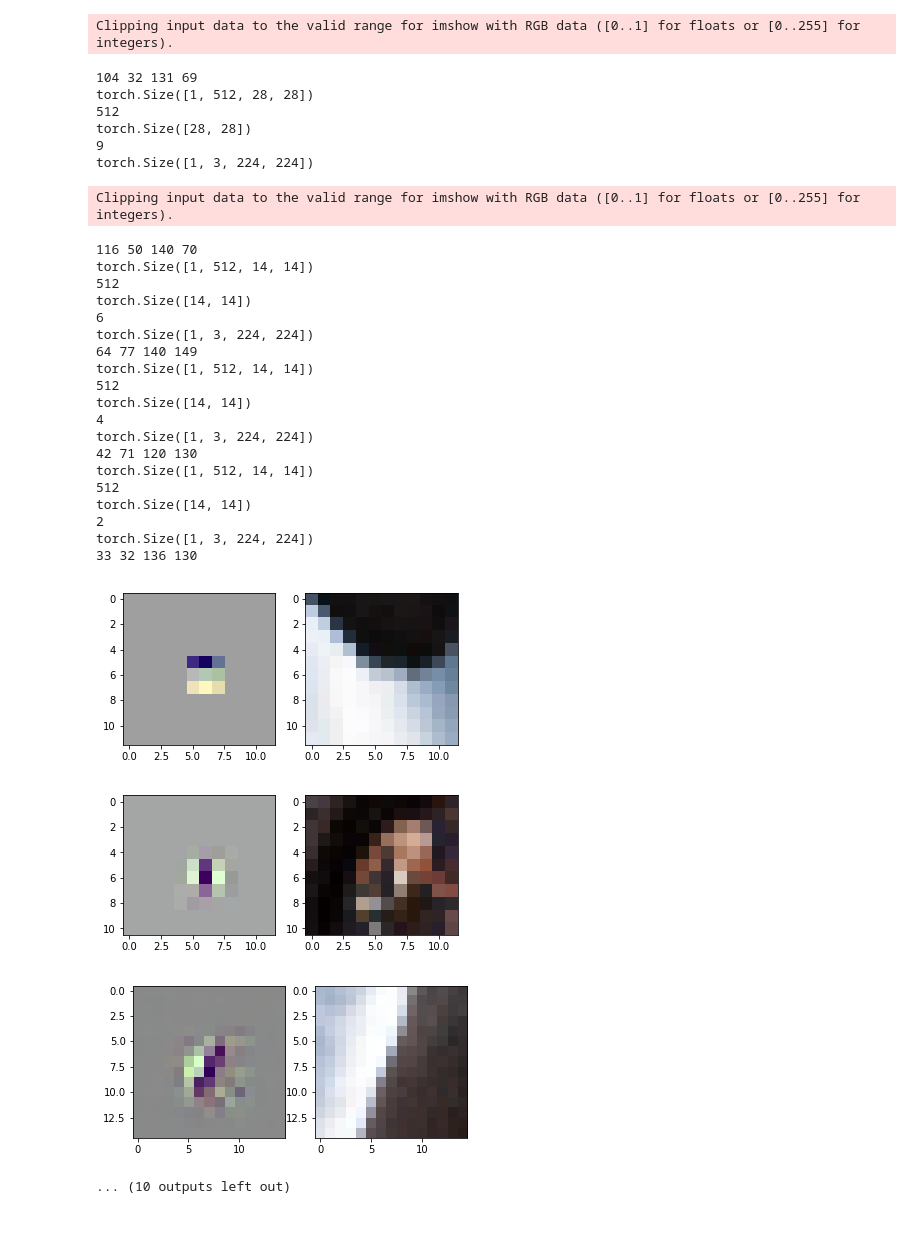
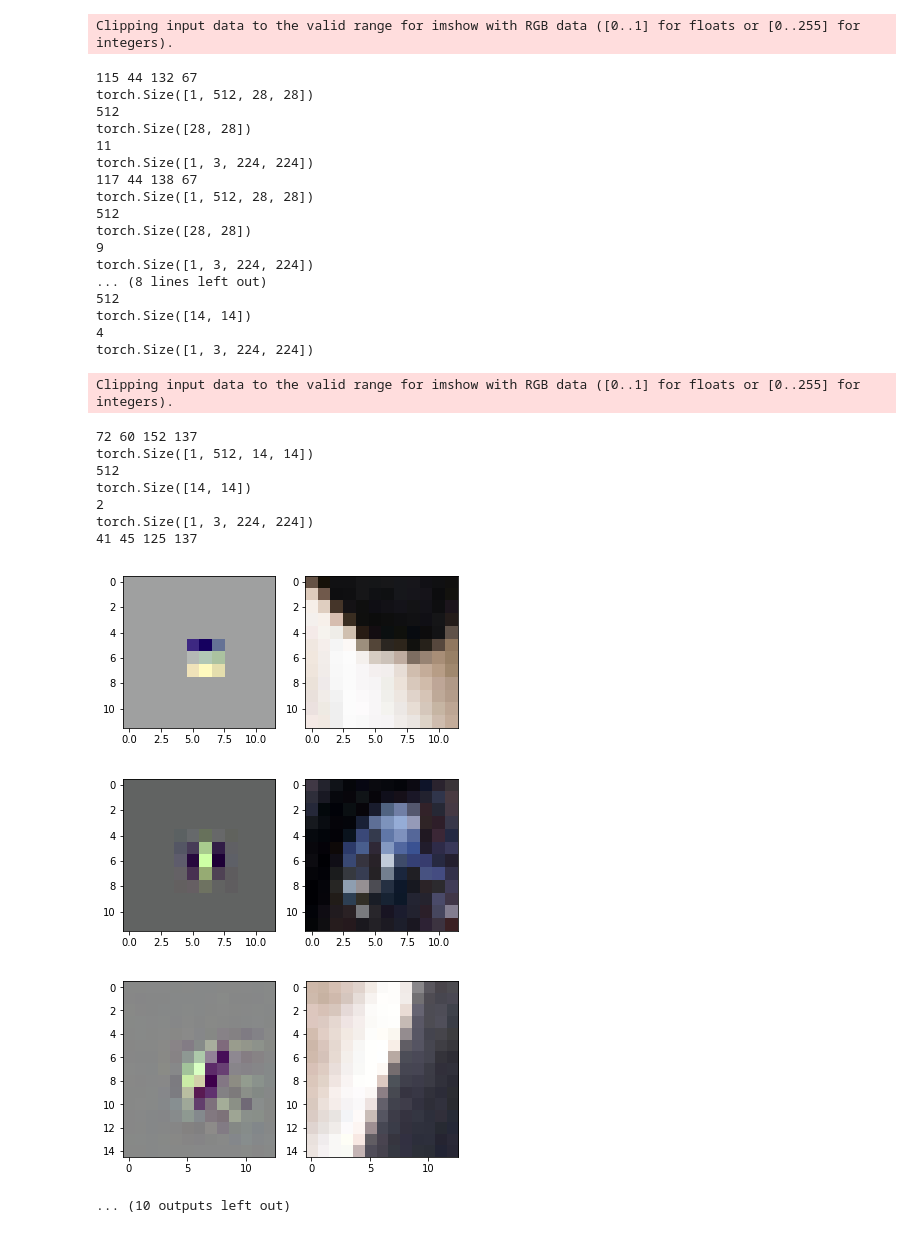
Before and after one commit to Hsue66/DeepLearningStudy, a Jupyter notebook: Deconv/Deconvolution-Complete.ipynb, the cells around one changed output. Saved outputs shown, nothing was run; the diff lists cells and outputs as text; code cells hidden in the pictures.

```diff
--- a/Deconv/Deconvolution-Complete.ipynb
+++ b/Deconv/Deconvolution-Complete.ipynb
@@ -104,8 +104,8 @@ def visualize(deconv_output):
 # %%
 ori_img = cv2.imread('../data/deconv/pug.jpg')
 ori_img = cv2.resize(ori_img, (224,224))
-#print(ori_img.shape)
-#plt.imshow(ori_img)
+b, g, r = cv2.split(ori_img)
+ori_img = cv2.merge([r,g,b])
 
 transform = transforms.Compose([transforms.ToTensor(), transforms.Normalize((0.5,0.5,0.5),(0.5,0.5,0.5))])
 img = transform(ori_img)
@@ -195,33 +188,32 @@ torch.Size([1, 3, 224, 224])
 Clipping input data to the valid range for imshow with RGB data ([0..1] for floats or [0..255] for integers).
-104 32 131 69
+115 44 132 67
+torch.Size([1, 512, 28, 28])
+512
+torch.Size([28, 28])
+11
+torch.Size([1, 3, 224, 224])
+117 44 138 67
 torch.Size([1, 512, 28, 28])
 512
 torch.Size([28, 28])
 9
 torch.Size([1, 3, 224, 224])
+... (8 lines left out)
+512
+torch.Size([14, 14])
+4
+torch.Size([1, 3, 224, 224])
 Clipping input data to the valid range for imshow with RGB data ([0..1] for floats or [0..255] for integers).
-116 50 140 70
-torch.Size([1, 512, 14, 14])
-512
-torch.Size([14, 14])
-6
-torch.Size([1, 3, 224, 224])
-64 77 140 149
-torch.Size([1, 512, 14, 14])
-512
-torch.Size([14, 14])
-4
-torch.Size([1, 3, 224, 224])
-42 71 120 130
+72 60 152 137
 torch.Size([1, 512, 14, 14])
 512
 torch.Size([14, 14])
 2
 torch.Size([1, 3, 224, 224])
-33 32 136 130
+41 45 125 137
-[figure, old version]
+[figure, new version]
-[figure, old version]
+[figure, new version]
-[figure, old version]
+[figure, new version]
 ... (10 outputs left out)
 # %%
 ori_img = cv2.imread('../data/deconv/rabbit.jpg')
```
Also changed, not shown: parts of 3 cells of this notebook.
